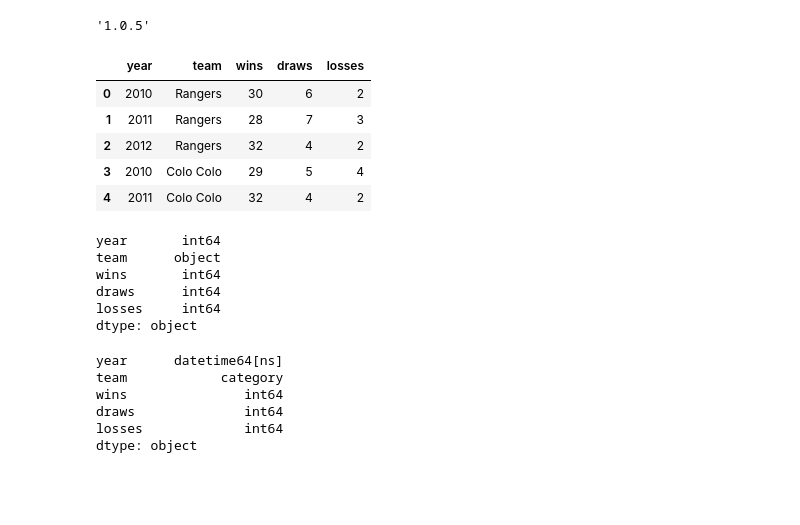
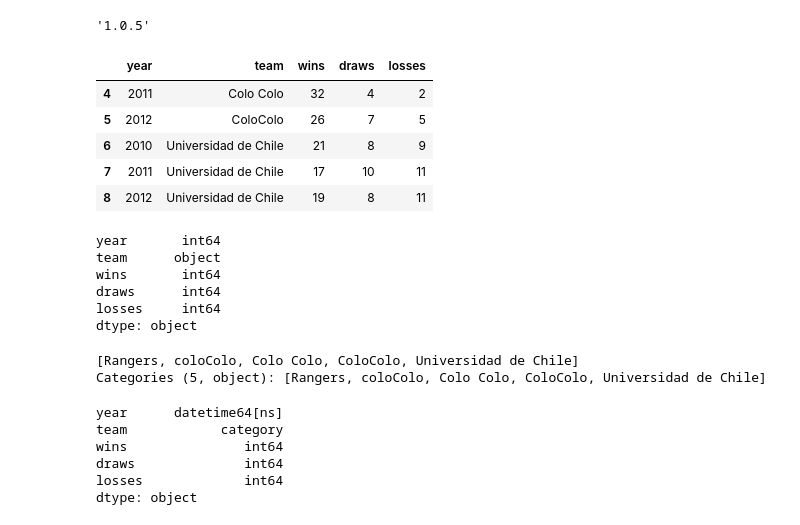
Before and after one commit to sherna90/mineria_datos, a Jupyter notebook: 1.-analisis_exploratorio.ipynb, the cells around one changed output. Cells and saved outputs as stored; diff of their text form; code cells hidden in the pictures; blank space fills up the shorter version.

```diff
--- a/1.-analisis_exploratorio.ipynb
+++ b/1.-analisis_exploratorio.ipynb
@@ -8,14 +8,14 @@ pd.__version__
 # %% [output]
 '1.0.5'
 # %%
-data = {'year':
+data_teams = {'year':
         [2010 , 2011 , 2012 ,
         2010 , 2011 , 2012 ,
         2010 , 2011 , 2012],
         'team': [
         'Rangers','Rangers',
-        'Rangers','Colo Colo',
-        'Colo Colo','Colo Colo',
+        'Rangers',' coloColo',
+        'Colo Colo','ColoColo',
         'Universidad de Chile','Universidad de Chile',
         'Universidad de Chile'],
         'wins':[30 , 28 , 32 , 29 , 32 , 26 , 21 , 17 , 19] ,
@@ -23,16 +23,16 @@ data = {'year':
         'losses': [2 , 3 , 2 , 4 , 2 , 5 , 9 , 11 , 11]
         }
 
-df = pd.DataFrame(data ,columns=['year','team','wins','draws','losses'])
+df = pd.DataFrame(data_teams ,columns=data_teams.keys())
 # %%
-df.head()
+df.tail()
 # %% [output]
 |  | year | team | wins | draws | losses |
-| 0 | 2010 | Rangers | 30 | 6 | 2 |
-| 1 | 2011 | Rangers | 28 | 7 | 3 |
-| 2 | 2012 | Rangers | 32 | 4 | 2 |
-| 3 | 2010 | Colo Colo | 29 | 5 | 4 |
 | 4 | 2011 | Colo Colo | 32 | 4 | 2 |
+| 5 | 2012 | ColoColo | 26 | 7 | 5 |
+| 6 | 2010 | Universidad de Chile | 21 | 8 | 9 |
+| 7 | 2011 | Universidad de Chile | 17 | 10 | 11 |
+| 8 | 2012 | Universidad de Chile | 19 | 8 | 11 |
 # %%
 df.dtypes
 # %% [output]
@@ -45,6 +45,11 @@ dtype: object
 # %%
 df['team'] = df['team'].astype('category')
 df['year']=pd.to_datetime(df['year'], format='%Y')
+# %%
+df['team'].unique()
+# %% [output]
+[Rangers, coloColo, Colo Colo, ColoColo, Universidad de Chile]
+Categories (5, object): [Rangers, coloColo, Colo Colo, ColoColo, Universidad de Chile]
 # %%
 df.dtypes
 # %% [output]
```
Also changed, not shown: parts of 34 cells of this notebook.
